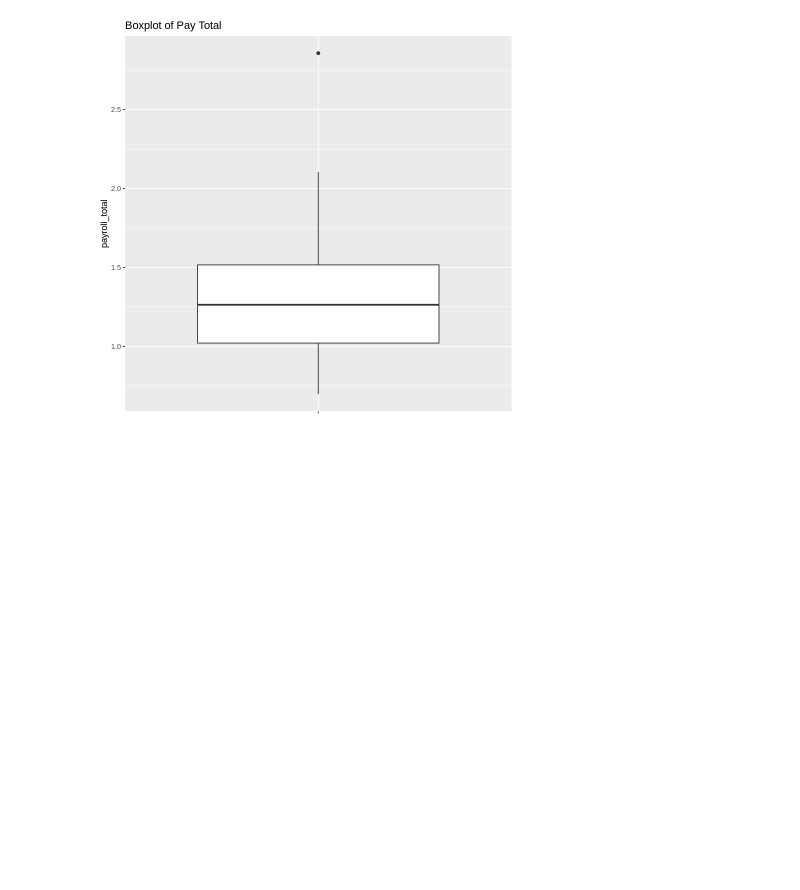
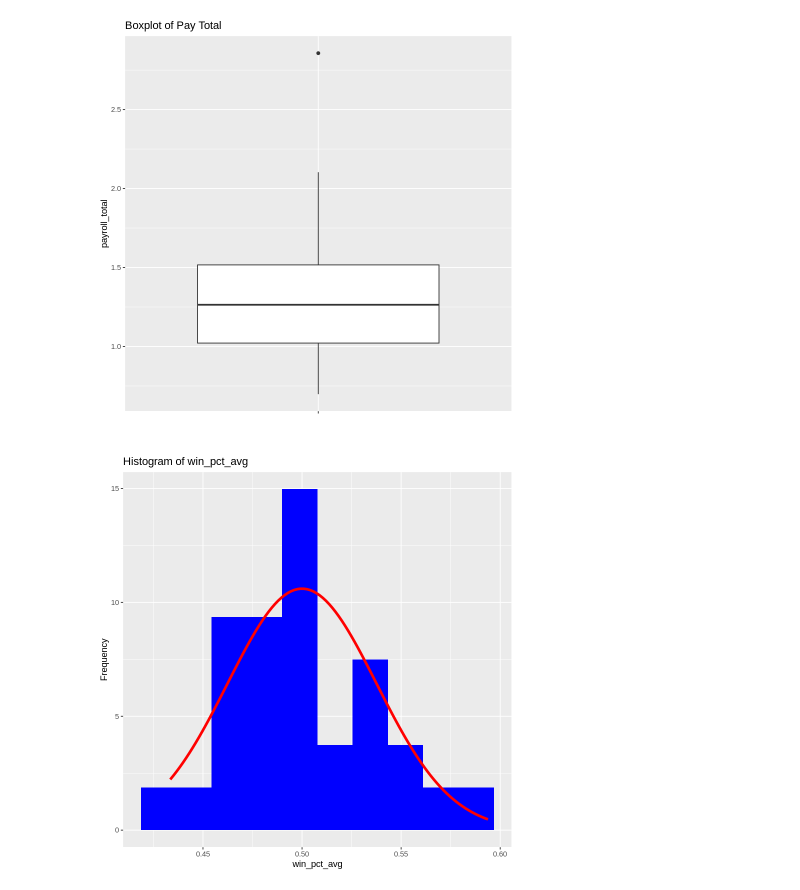
Before and after one commit to K1ngHungry/DataScienceClub, a Jupyter notebook: Baseball Case Study/Data_Preparation_EDA_Reference.ipynb, the cells around one changed output. Drawn from its saved outputs; the diff is of its cells as text; code cells hidden in the pictures; blank space fills up the shorter version.

```diff
--- a/Baseball Case Study/Data_Preparation_EDA_Reference.ipynb
+++ b/Baseball Case Study/Data_Preparation_EDA_Reference.ipynb
@@ -272,3 +288,11 @@ ggplot(data3) +
   labs(title="Boxplot of Pay Total", x="")
 # %% [output]
 [figure]
+# %%
+ggplot(data3) +
+  geom_histogram(aes(x=win_pct_avg, y = ..density..), bins=10, fill= "blue" ) +
+  stat_function(fun = dnorm, args = list(mean = mean(data3$win_pct_avg),
+                                         sd = sd(data3$win_pct_avg)), colour = "red", size = 1.5)+
+  labs( title = "Histogram of win_pct_avg", x = "win_pct_avg" , y = "Frequency")
+# %% [output]
+[figure, added]
```
Also changed, not shown: parts of 5 cells of this notebook.
